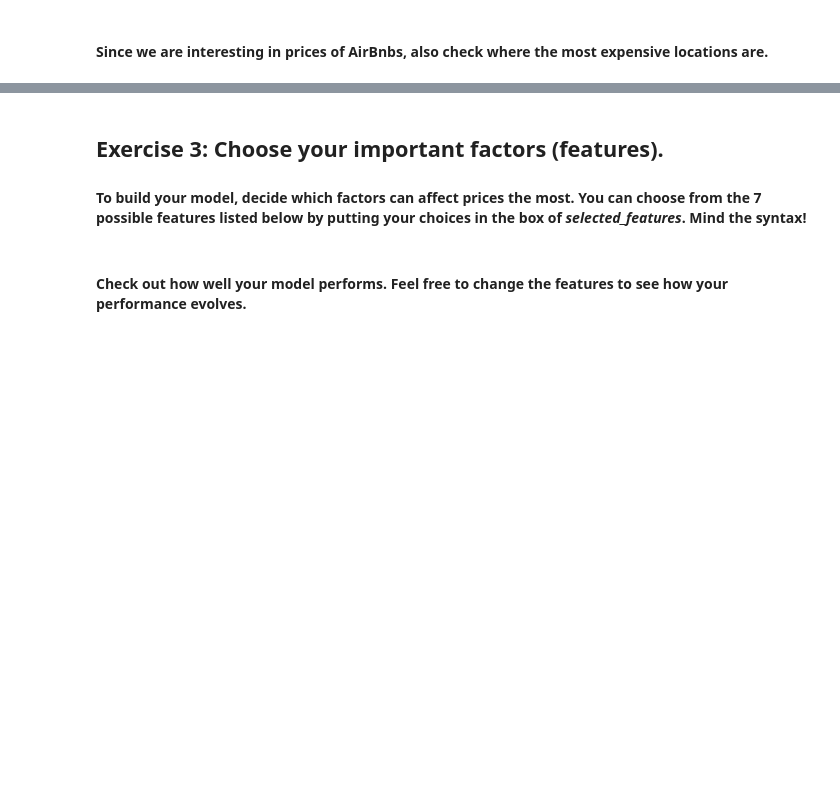
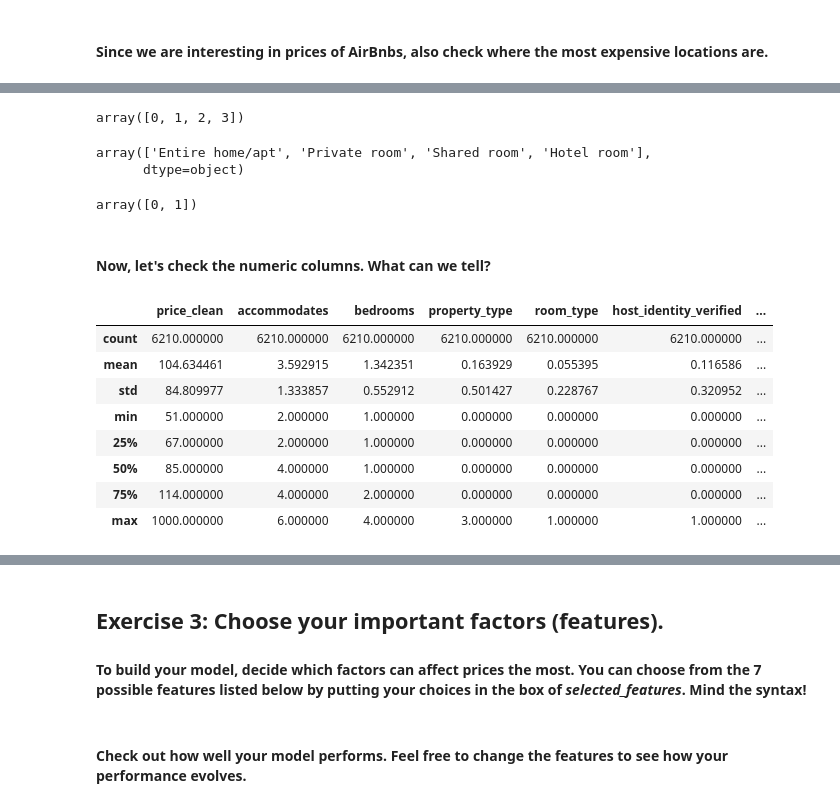
Before and after one commit to BognarAndras/BLK_Girls_day_2023, a Jupyter notebook: Airbnb_predictions.ipynb, the cells around one changed output, grey strips where cells are left out. Drawn from its saved outputs; the diff is of its cells as text; code cells hidden in the pictures; blank space fills up the shorter version.

```diff
--- a/Airbnb_predictions.ipynb
+++ b/Airbnb_predictions.ipynb
@@ -189,0 +209,34 @@ df = clean_data(df)
+# %%
+# Values of property_type after transformation
+
+df.property_type.unique()
+# %% [output]
+array([0, 1, 2, 3])
+# %%
+# Original values of room_type
+
+original_df.room_type.unique()
+# %% [output]
+array(['Entire home/apt', 'Private room', 'Shared room', 'Hotel room'],
+      dtype=object)
+# %%
+# Values of property_type after transformation
+
+df.room_type.unique()
+# %% [output]
+array([0, 1])
+# %% [markdown]
+#### Now, let's check the numeric columns. What can we tell?
+# %%
+# get basic statistics (count, min, max, etc.) for all columns
+df.describe()
+# %% [output]
+|  | price_clean | accommodates | bedrooms | property_type | room_type | host_identity_verified | ... |
+| count | 6210.000000 | 6210.000000 | 6210.000000 | 6210.000000 | 6210.000000 | 6210.000000 | ... |
+| mean | 104.634461 | 3.592915 | 1.342351 | 0.163929 | 0.055395 | 0.116586 | ... |
+| std | 84.809977 | 1.333857 | 0.552912 | 0.501427 | 0.228767 | 0.320952 | ... |
+| min | 51.000000 | 2.000000 | 1.000000 | 0.000000 | 0.000000 | 0.000000 | ... |
+| 25% | 67.000000 | 2.000000 | 1.000000 | 0.000000 | 0.000000 | 0.000000 | ... |
+| 50% | 85.000000 | 4.000000 | 1.000000 | 0.000000 | 0.000000 | 0.000000 | ... |
+| 75% | 114.000000 | 4.000000 | 2.000000 | 0.000000 | 0.000000 | 0.000000 | ... |
+| max | 1000.000000 | 6.000000 | 4.000000 | 3.000000 | 1.000000 | 1.000000 | ... |
```
Also changed, not shown: parts of 20 cells of this notebook.
